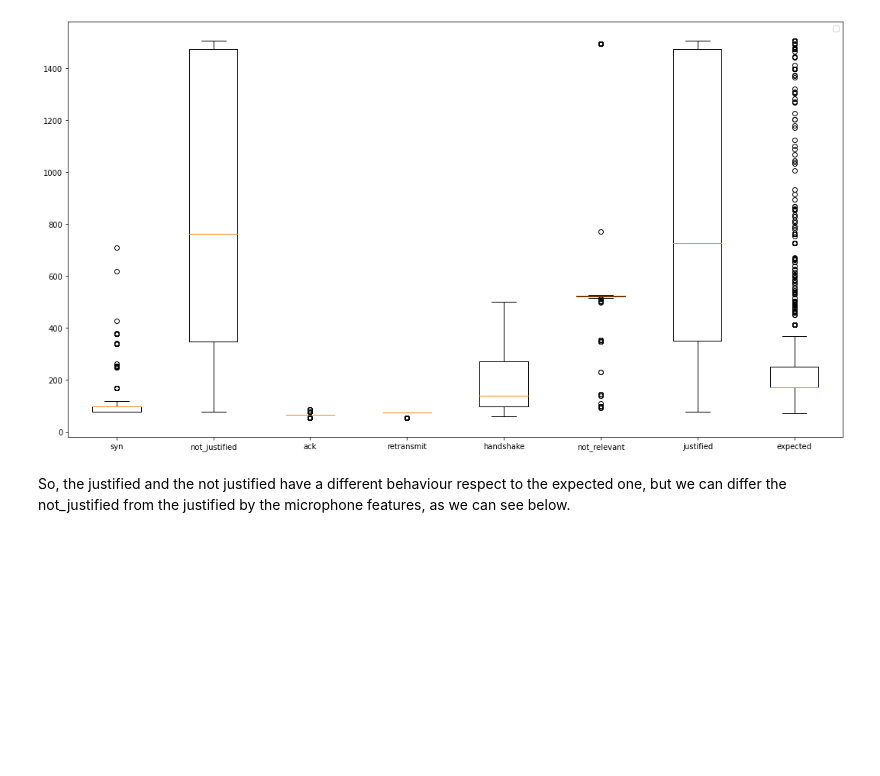
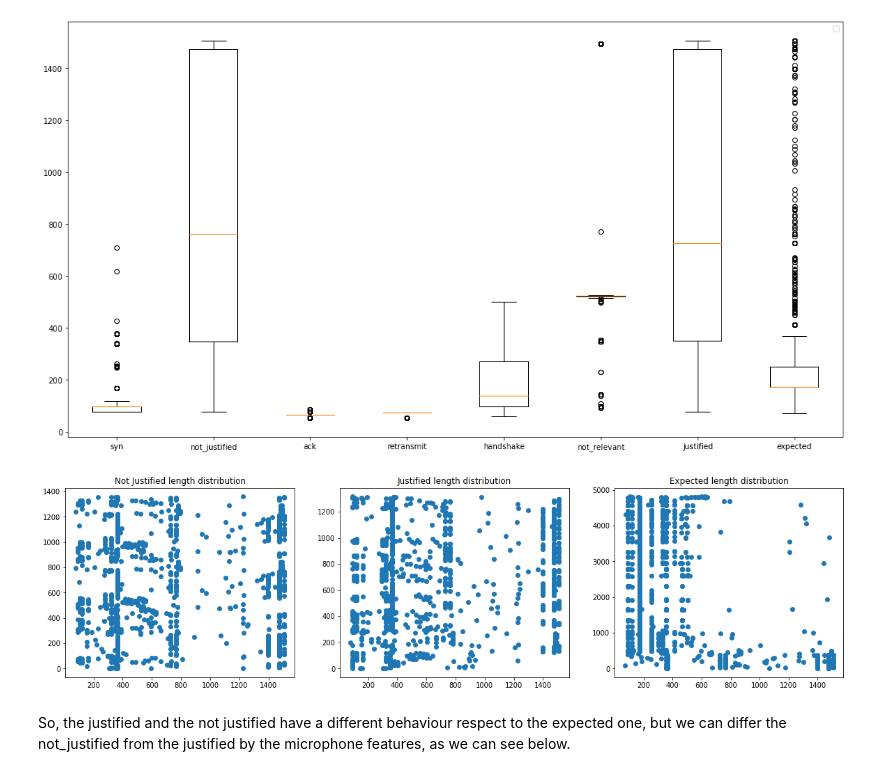
Before and after one commit to biagioboi/alexa_real_time_analyzer, a Jupyter notebook: data_analytics_project.ipynb, the cells around one changed output. Cells and saved outputs as stored; diff of their text form; code cells hidden in the pictures; blank space fills up the shorter version.

```diff
--- a/data_analytics_project.ipynb
+++ b/data_analytics_project.ipynb
@@ -185,6 +185,26 @@ fig.show()
 # %% [output]
 No handles with labels found to put in legend.
 [figure]
+# %%
+x_coordinates = reduced_dataset[reduced_dataset['class'] == 'not_justified']['length'].values
+y_coordinates = list(range(0, len(reduced_dataset[reduced_dataset['class'] == 'not_justified']['length'].values)))
+fig, (ax1, ax2, ax3) = plt.subplots(1, 3, figsize=[20,5])
+ax1.scatter(x_coordinates, y_coordinates)
+ax1.title.set_text("Not Justified length distribution")
+
+x_coordinates = reduced_dataset[reduced_dataset['class'] == 'justified']['length'].values
+y_coordinates = list(range(0, len(reduced_dataset[reduced_dataset['class'] == 'justified']['length'].values)))
+ax2.scatter(x_coordinates, y_coordinates)
+ax2.title.set_text("Justified length distribution")
+
+x_coordinates = reduced_dataset[reduced_dataset['class'] == 'expected']['length'].values
+y_coordinates = list(range(0, len(reduced_dataset[reduced_dataset['class'] == 'expected']['length'].values)))
+ax3.scatter(x_coordinates, y_coordinates)
+ax3.title.set_text("Expected length distribution")
+
+fig.show()
+# %% [output]
+[figure, added]
 # %% [markdown]
 So, the justified and the not justified have a different behaviour respect to the expected one, but we can differ the not_justified from the justified by the microphone features, as we can see below.
 # %%
```
Also changed, not shown: parts of 8 cells of this notebook, 2 other files.
